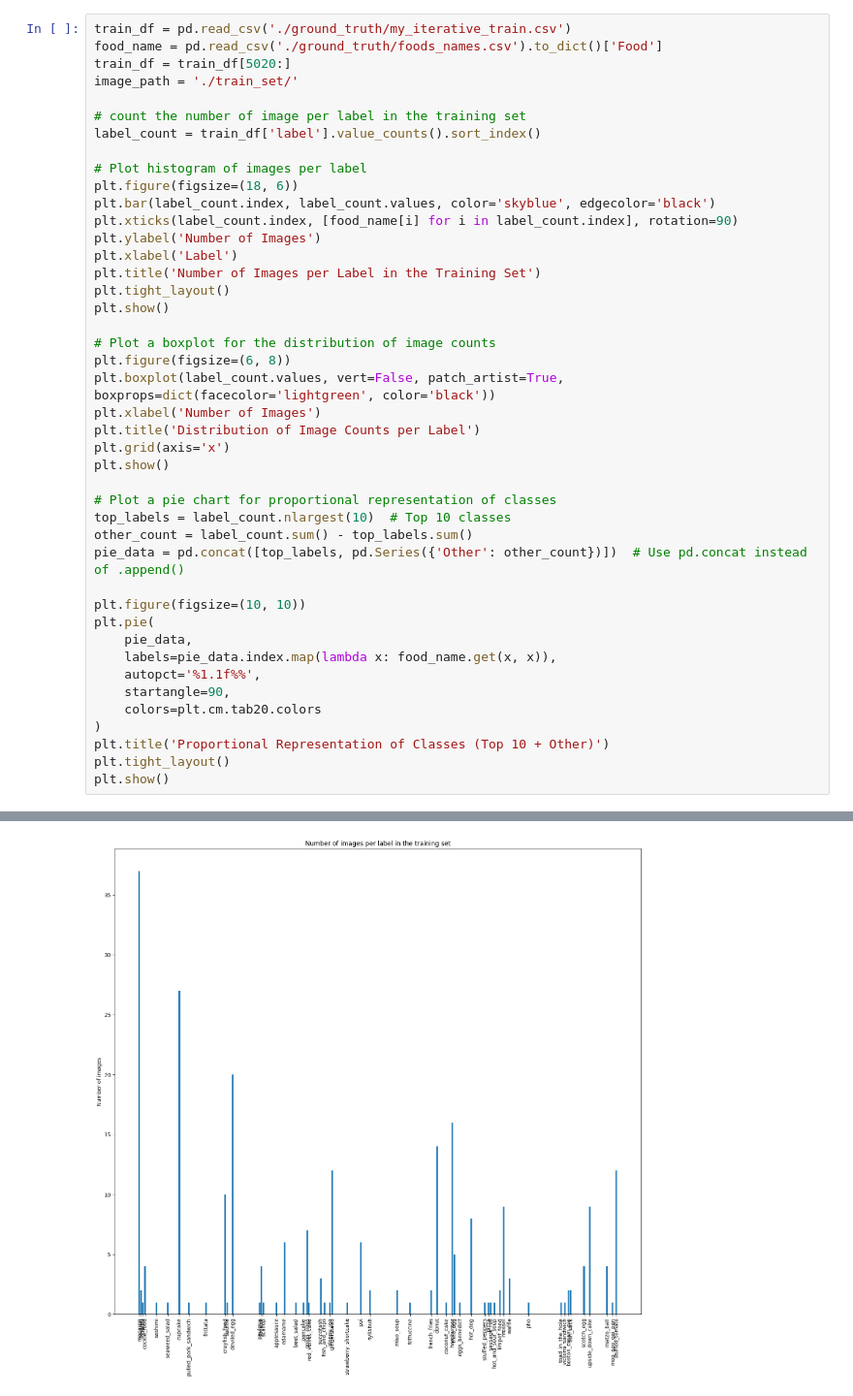
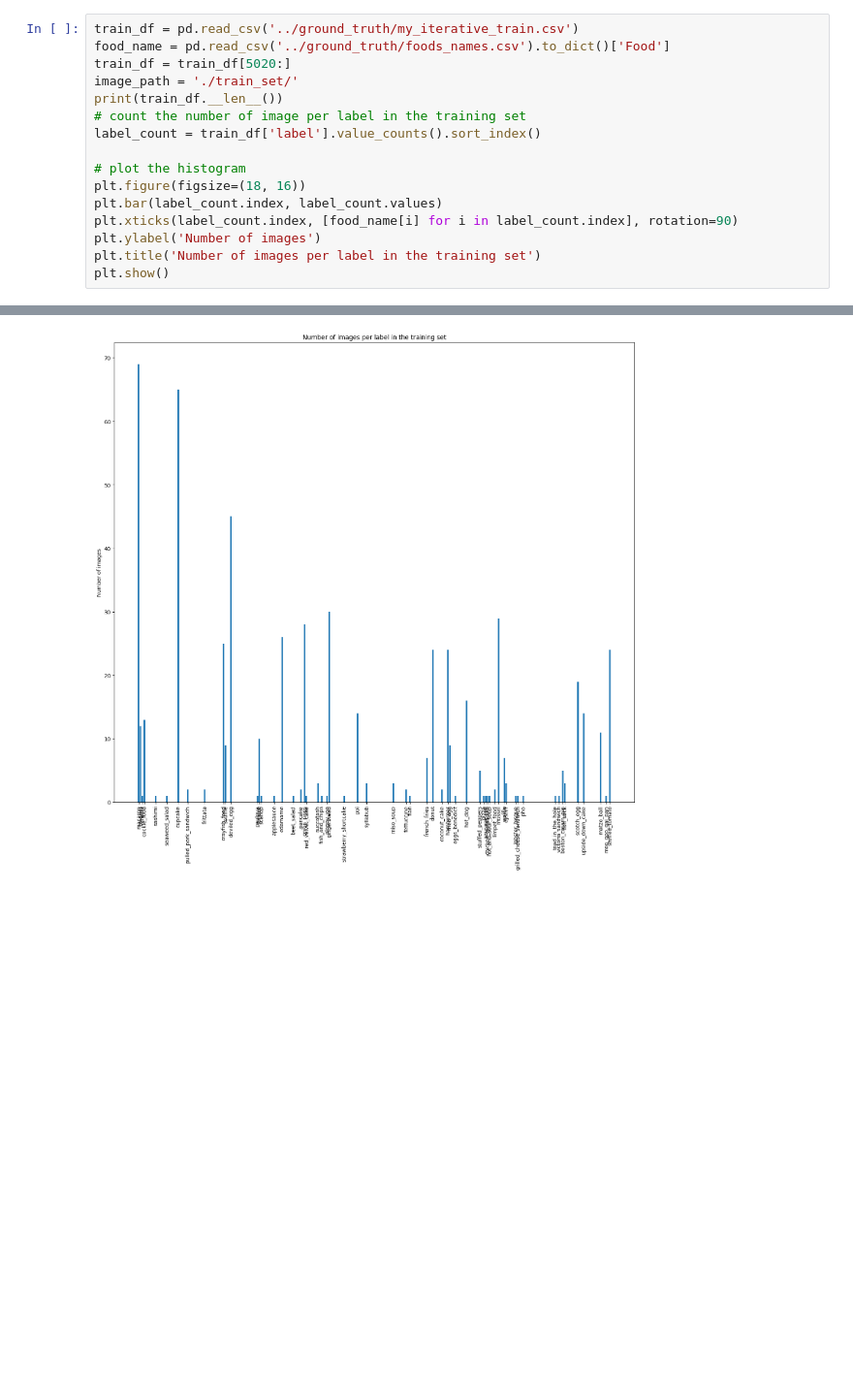
Before and after one commit to MassimoZarantonello2/VisualFoodRecognitionProject, a Jupyter notebook: utils/check_results.ipynb, the cells around one changed output, grey strips where cells are left out. Shown at 97% size. Cells and saved outputs as stored; diff of their text form; blank space fills up the shorter version.

Commit message:
Updated model training notebook to reflect version changes and address deprecation warnings

```diff
--- a/utils/check_results.ipynb
+++ b/utils/check_results.ipynb
@@ -7,44 +6,17 @@ import sys
 # %%
-train_df = pd.read_csv('./ground_truth/my_iterative_train.csv')
-food_name = pd.read_csv('./ground_truth/foods_names.csv').to_dict()['Food']
+train_df = pd.read_csv('../ground_truth/my_iterative_train.csv')
+food_name = pd.read_csv('../ground_truth/foods_names.csv').to_dict()['Food']
 train_df = train_df[5020:]
 image_path = './train_set/'
-
+print(train_df.__len__())
 # count the number of image per label in the training set
 label_count = train_df['label'].value_counts().sort_index()
 
-# Plot histogram of images per label
-plt.figure(figsize=(18, 6))
-plt.bar(label_count.index, label_count.values, color='skyblue', edgecolor='black')
+# plot the histogram
+plt.figure(figsize=(18, 16))
+plt.bar(label_count.index, label_count.values)
 plt.xticks(label_count.index, [food_name[i] for i in label_count.index], rotation=90)
-plt.ylabel('Number of Images')
-plt.xlabel('Label')
-plt.title('Number of Images per Label in the Training Set')
-plt.tight_layout()
+plt.ylabel('Number of images')
+plt.title('Number of images per label in the training set')
 plt.show()
-
-# Plot a boxplot for the distribution of image counts
-plt.figure(figsize=(6, 8))
-plt.boxplot(label_count.values, vert=False, patch_artist=True, boxprops=dict(facecolor='lightgreen', color='black'))
-plt.xlabel('Number of Images')
-plt.title('Distribution of Image Counts per Label')
-plt.grid(axis='x')
-plt.show()
-
-# Plot a pie chart for proportional representation of classes
-top_labels = label_count.nlargest(10)  # Top 10 classes
-other_count = label_count.sum() - top_labels.sum()
-pie_data = pd.concat([top_labels, pd.Series({'Other': other_count})])  # Use pd.concat instead of .append()
-
-plt.figure(figsize=(10, 10))
-plt.pie(
-    pie_data,
-    labels=pie_data.index.map(lambda x: food_name.get(x, x)),
-    autopct='%1.1f%%',
-    startangle=90,
-    colors=plt.cm.tab20.colors
-)
-plt.title('Proportional Representation of Classes (Top 10 + Other)')
-plt.tight_layout()
-plt.show()
 # %% [output]
@@ -51,2 +24,2 @@ plt.show()
-[figure, old version]
+[figure, new version]
 # %%
```
Also changed, not shown: parts of 4 cells of this notebook, 1 other file.
